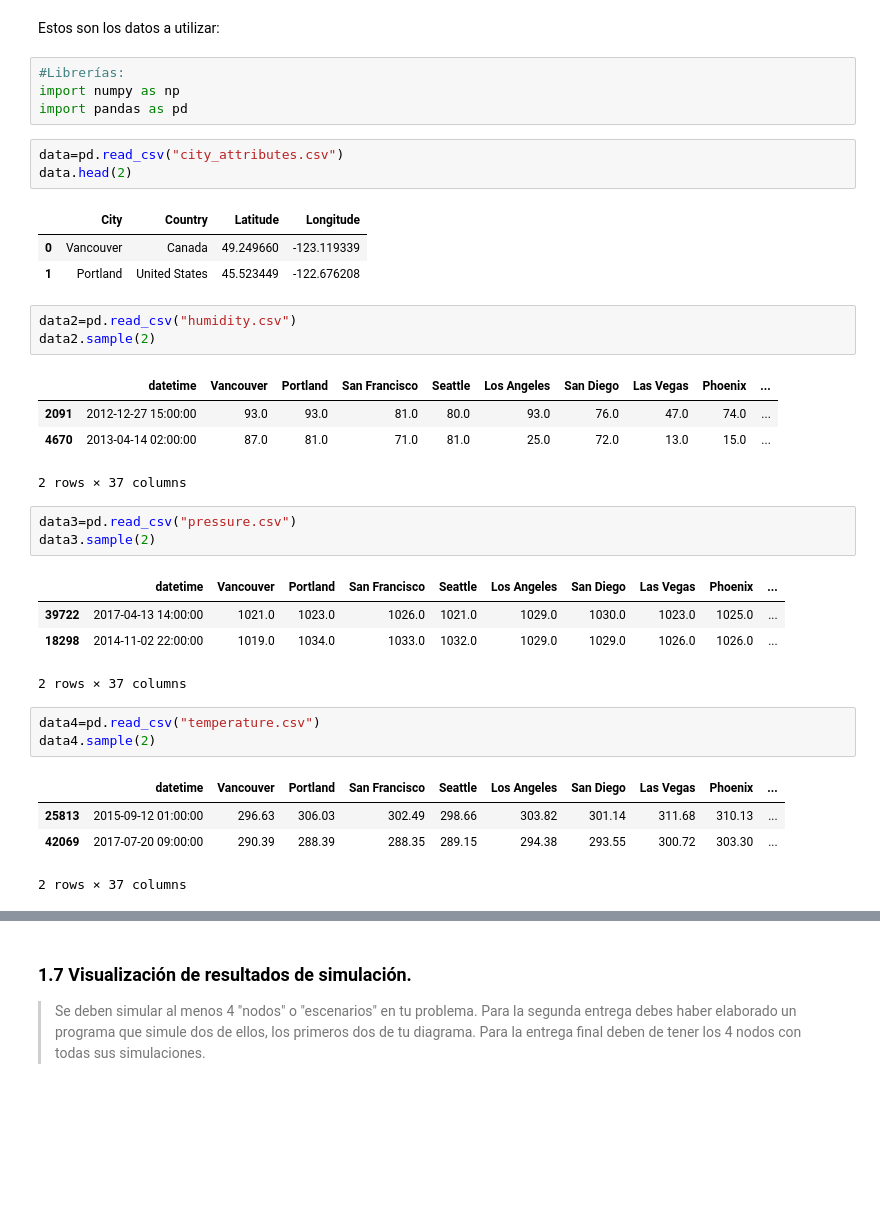
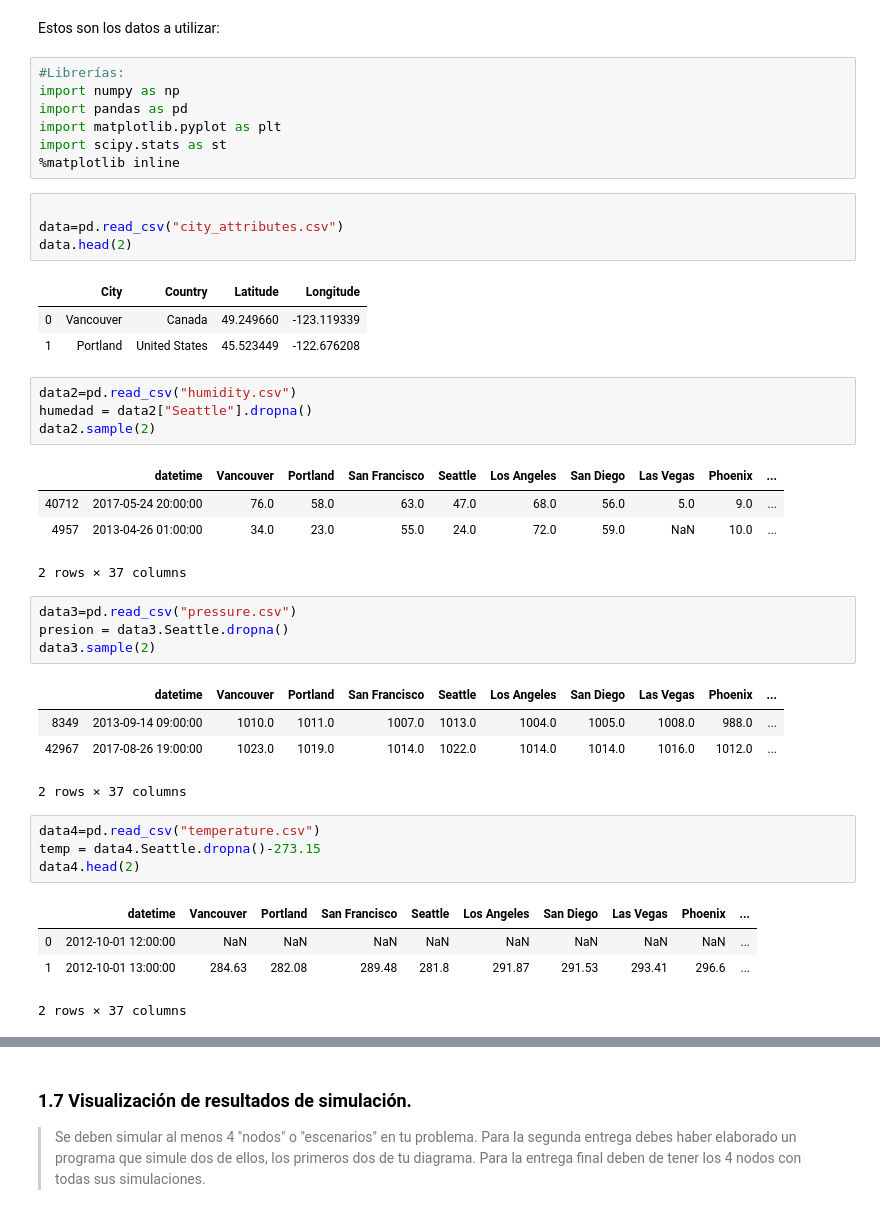
Before and after one commit to PintorOD1997/ProyectoConjunto_LandaverdeI_PintorD, a Jupyter notebook: ProyectoModulo1_OchoaD_MercadoI.ipynb, the cells around one changed output, grey strips where cells are left out. Cells and saved outputs as stored; diff of their text form; blank space fills up the shorter version.

```diff
--- a/ProyectoModulo1_OchoaD_MercadoI.ipynb
+++ b/ProyectoModulo1_OchoaD_MercadoI.ipynb
@@ -118,7 +118,11 @@ Estos son los datos a utilizar:
 #Librerías:
 import numpy as np
 import pandas as pd
+import matplotlib.pyplot as plt
+import scipy.stats as st
+%matplotlib inline
 # %%
+
 data=pd.read_csv("city_attributes.csv")
 data.head(2)
 # %% [output]
@@ -127,27 +131,30 @@ data.head(2)
 | 1 | Portland | United States | 45.523449 | -122.676208 |
 # %%
 data2=pd.read_csv("humidity.csv")
+humedad = data2["Seattle"].dropna()
 data2.sample(2)
 # %% [output]
 |  | datetime | Vancouver | Portland | San Francisco | Seattle | Los Angeles | San Diego | Las Vegas | Phoenix | ... |
-| 2091 | 2012-12-27 15:00:00 | 93.0 | 93.0 | 81.0 | 80.0 | 93.0 | 76.0 | 47.0 | 74.0 | ... |
-| 4670 | 2013-04-14 02:00:00 | 87.0 | 81.0 | 71.0 | 81.0 | 25.0 | 72.0 | 13.0 | 15.0 | ... |
+| 40712 | 2017-05-24 20:00:00 | 76.0 | 58.0 | 63.0 | 47.0 | 68.0 | 56.0 | 5.0 | 9.0 | ... |
+| 4957 | 2013-04-26 01:00:00 | 34.0 | 23.0 | 55.0 | 24.0 | 72.0 | 59.0 | NaN | 10.0 | ... |
 2 rows × 37 columns
 # %%
 data3=pd.read_csv("pressure.csv")
+presion = data3.Seattle.dropna()
 data3.sample(2)
 # %% [output]
 |  | datetime | Vancouver | Portland | San Francisco | Seattle | Los Angeles | San Diego | Las Vegas | Phoenix | ... |
-| 39722 | 2017-04-13 14:00:00 | 1021.0 | 1023.0 | 1026.0 | 1021.0 | 1029.0 | 1030.0 | 1023.0 | 1025.0 | ... |
-| 18298 | 2014-11-02 22:00:00 | 1019.0 | 1034.0 | 1033.0 | 1032.0 | 1029.0 | 1029.0 | 1026.0 | 1026.0 | ... |
+| 8349 | 2013-09-14 09:00:00 | 1010.0 | 1011.0 | 1007.0 | 1013.0 | 1004.0 | 1005.0 | 1008.0 | 988.0 | ... |
+| 42967 | 2017-08-26 19:00:00 | 1023.0 | 1019.0 | 1014.0 | 1022.0 | 1014.0 | 1014.0 | 1016.0 | 1012.0 | ... |
 2 rows × 37 columns
 # %%
 data4=pd.read_csv("temperature.csv")
-data4.sample(2)
+temp = data4.Seattle.dropna()-273.15
+data4.head(2)
 # %% [output]
 |  | datetime | Vancouver | Portland | San Francisco | Seattle | Los Angeles | San Diego | Las Vegas | Phoenix | ... |
-| 25813 | 2015-09-12 01:00:00 | 296.63 | 306.03 | 302.49 | 298.66 | 303.82 | 301.14 | 311.68 | 310.13 | ... |
-| 42069 | 2017-07-20 09:00:00 | 290.39 | 288.39 | 288.35 | 289.15 | 294.38 | 293.55 | 300.72 | 303.30 | ... |
+| 0 | 2012-10-01 12:00:00 | NaN | NaN | NaN | NaN | NaN | NaN | NaN | NaN | ... |
+| 1 | 2012-10-01 13:00:00 | 284.63 | 282.08 | 289.48 | 281.8 | 291.87 | 291.53 | 293.41 | 296.6 | ... |
 2 rows × 37 columns
 # %%
 data5=pd.read_csv("weather_description.csv")
```
Also changed, not shown: parts of 7 cells of this notebook.
